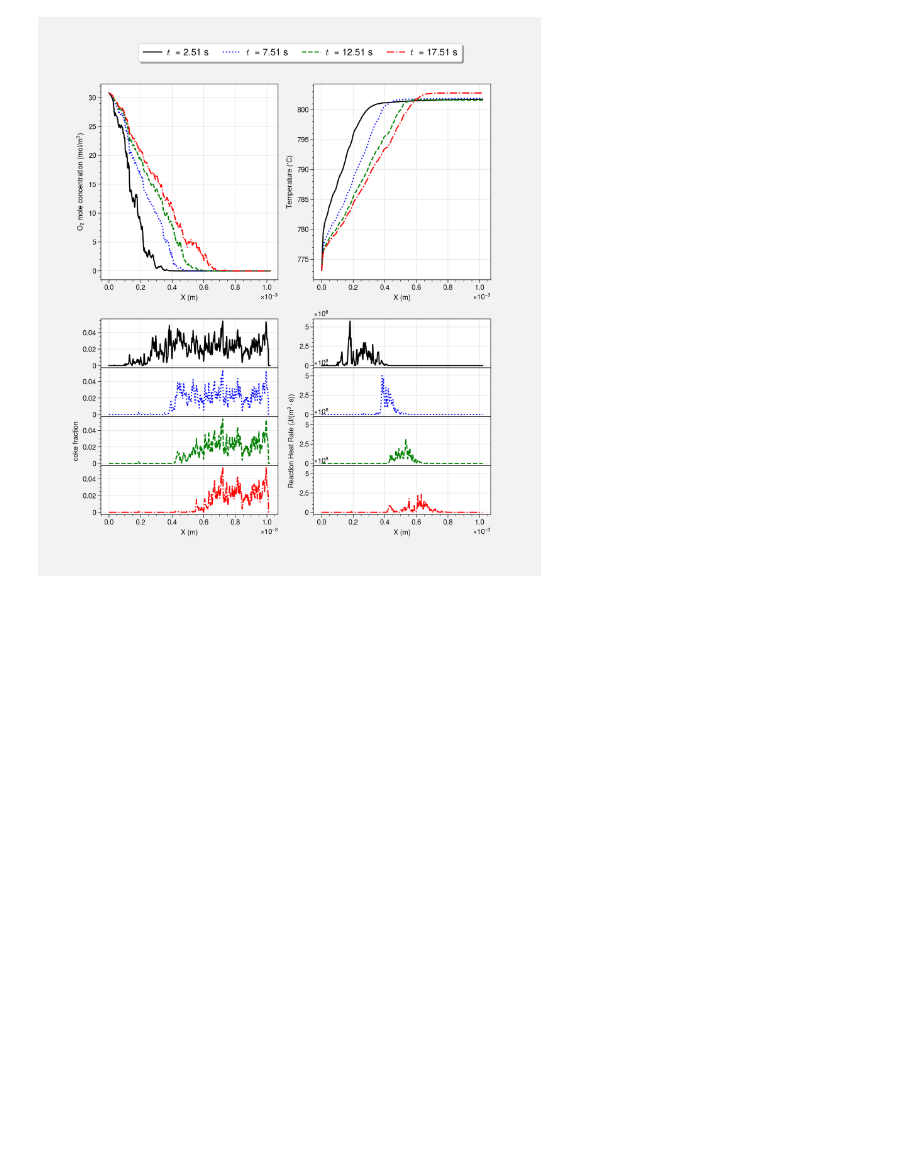
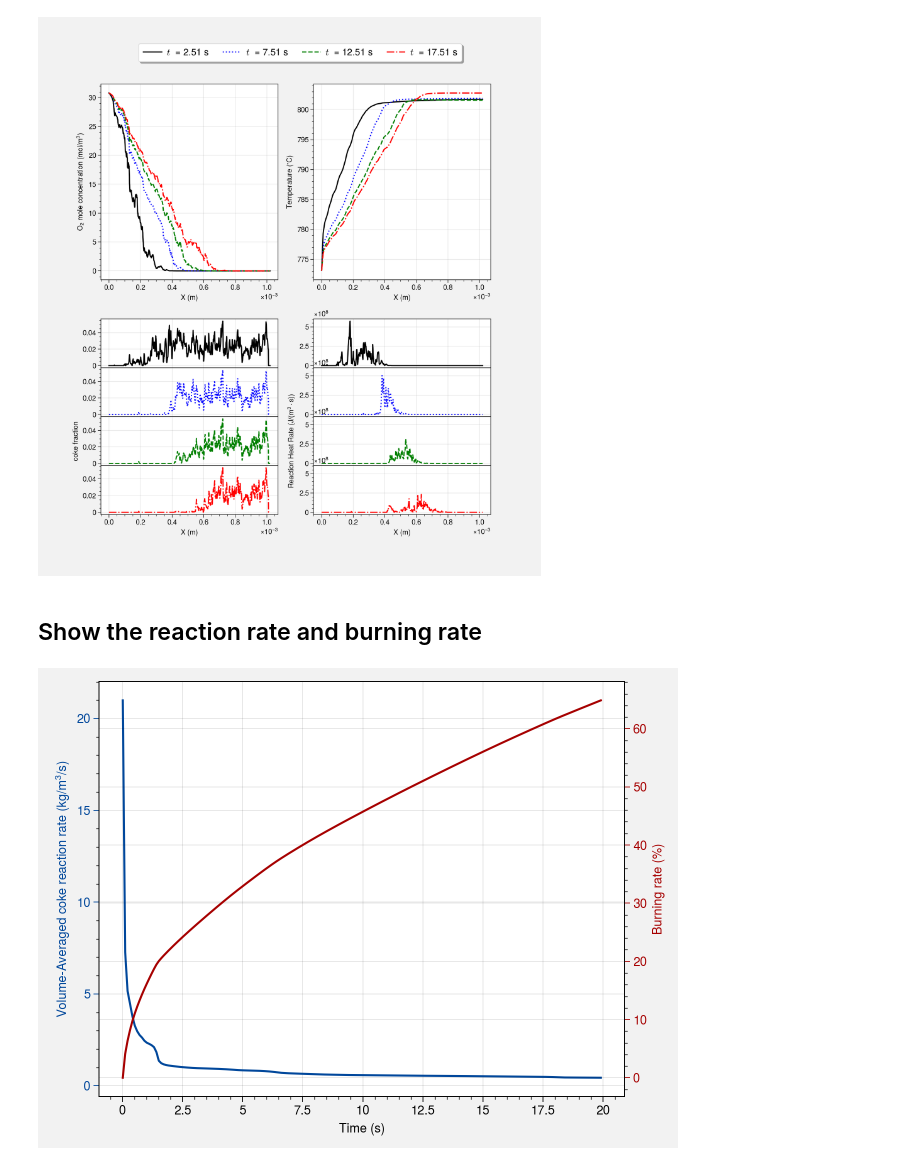
Before and after one commit to anoldfriend0718/openfoam, a Jupyter notebook: run/cokeCombustion/full3/analysis/analysis.ipynb, the cells around one changed output. Cells and saved outputs as stored; diff of their text form; code cells hidden in the pictures; blank space fills up the shorter version.

```diff
--- a/run/cokeCombustion/full3/analysis/analysis.ipynb
+++ b/run/cokeCombustion/full3/analysis/analysis.ipynb
@@ -112,3 +115,11 @@ fig=pyFigure.plot_transverse_averages_of_multiple_times(transverse_data_folder,t
 [figure]
 # %%
 fig.savefig("transverselyAveragesOfMultipleTimeInstants.jpg",bbox_inches='tight')
+# %% [markdown]
+## Show the reaction rate and burning rate
+# %%
+df_rate=pd.read_csv("../postProcess/others/ReactionRateAndBurningRate.csv")
+
+ax1,ax2,fig=pyFigure.plot_reaction_rate_burning_rate(df_rate)
+# %% [output]
+[figure, added]
```
Also changed, not shown: parts of 15 cells of this notebook, 11 other files.
